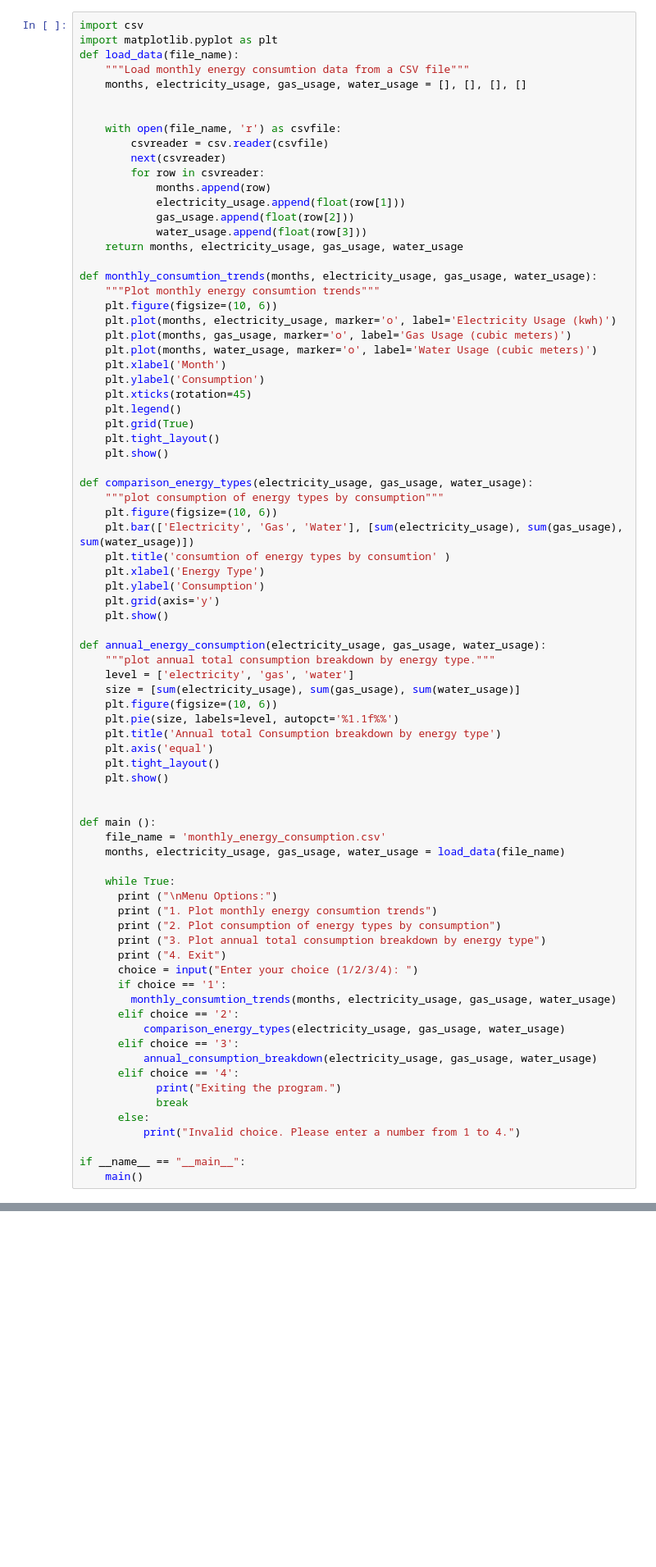
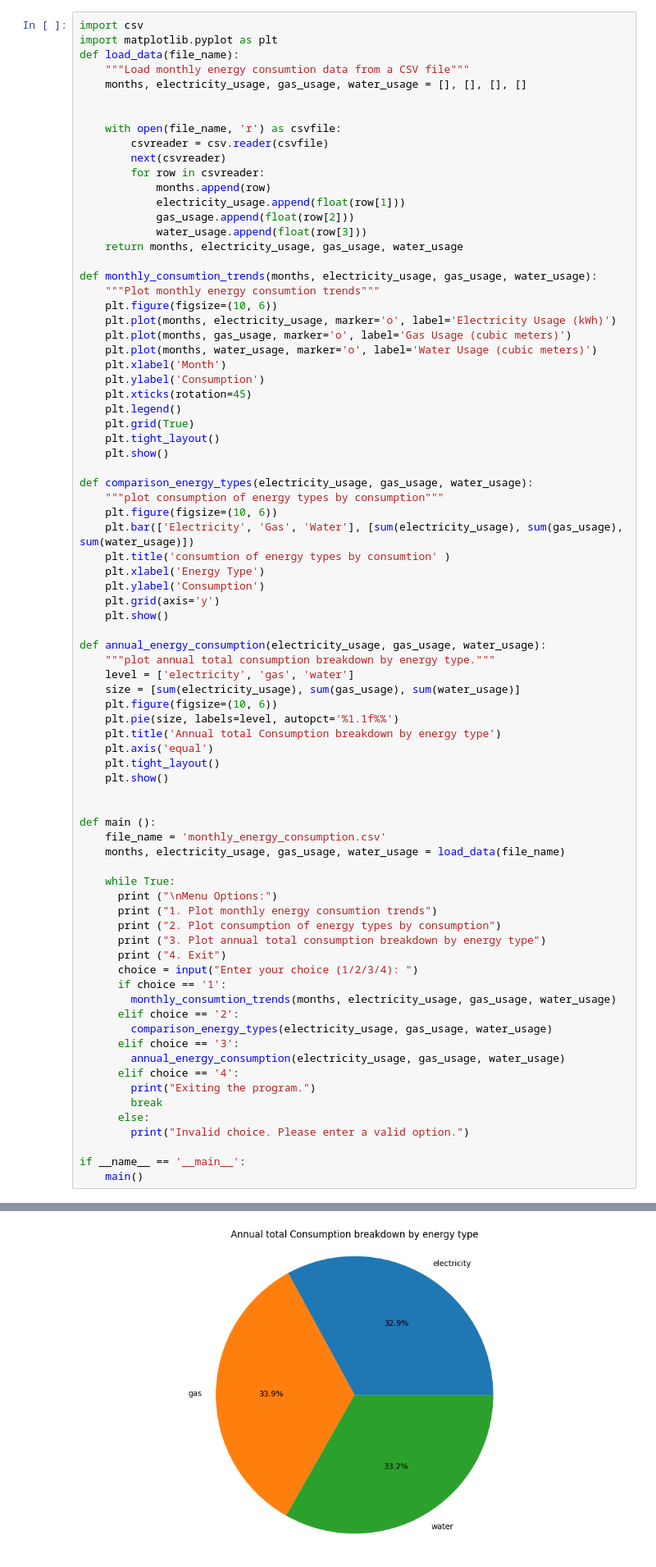
Before and after one commit to Nazmul0173/antu2, a Jupyter notebook: Practice_Assignment.ipynb, the cells around one changed output, grey strips where cells are left out. Shown: that part at 82% size. Drawn from its saved outputs; the diff is of its cells as text; blank space fills up the shorter version.

```diff
--- a/Practice_Assignment.ipynb
+++ b/Practice_Assignment.ipynb
@@ -133,7 +133,7 @@ def load_data(file_name):
 def monthly_consumtion_trends(months, electricity_usage, gas_usage, water_usage):
     """Plot monthly energy consumtion trends"""
     plt.figure(figsize=(10, 6))
-    plt.plot(months, electricity_usage, marker='o', label='Electricity Usage (kwh)')
+    plt.plot(months, electricity_usage, marker='o', label='Electricity Usage (kWh)')
     plt.plot(months, gas_usage, marker='o', label='Gas Usage (cubic meters)')
     plt.plot(months, water_usage, marker='o', label='Water Usage (cubic meters)')
     plt.xlabel('Month')
@@ -180,16 +180,16 @@ def main ():
       if choice == '1':
         monthly_consumtion_trends(months, electricity_usage, gas_usage, water_usage)
       elif choice == '2':
-          comparison_energy_types(electricity_usage, gas_usage, water_usage)
+        comparison_energy_types(electricity_usage, gas_usage, water_usage)
       elif choice == '3':
-          annual_consumption_breakdown(electricity_usage, gas_usage, water_usage)
+        annual_energy_consumption(electricity_usage, gas_usage, water_usage)
       elif choice == '4':
-            print("Exiting the program.")
-            break
+        print("Exiting the program.")
+        break
       else:
-          print("Invalid choice. Please enter a number from 1 to 4.")
+        print("Invalid choice. Please enter a valid option.")
 
-if __name__ == "__main__":
+if __name__ == '__main__':
     main()
 # %% [output]
 Menu Options:
@@ -206,0 +208 @@ Menu Options:
+[figure, added]
```
Also changed, not shown: parts of 1 cell of this notebook.
